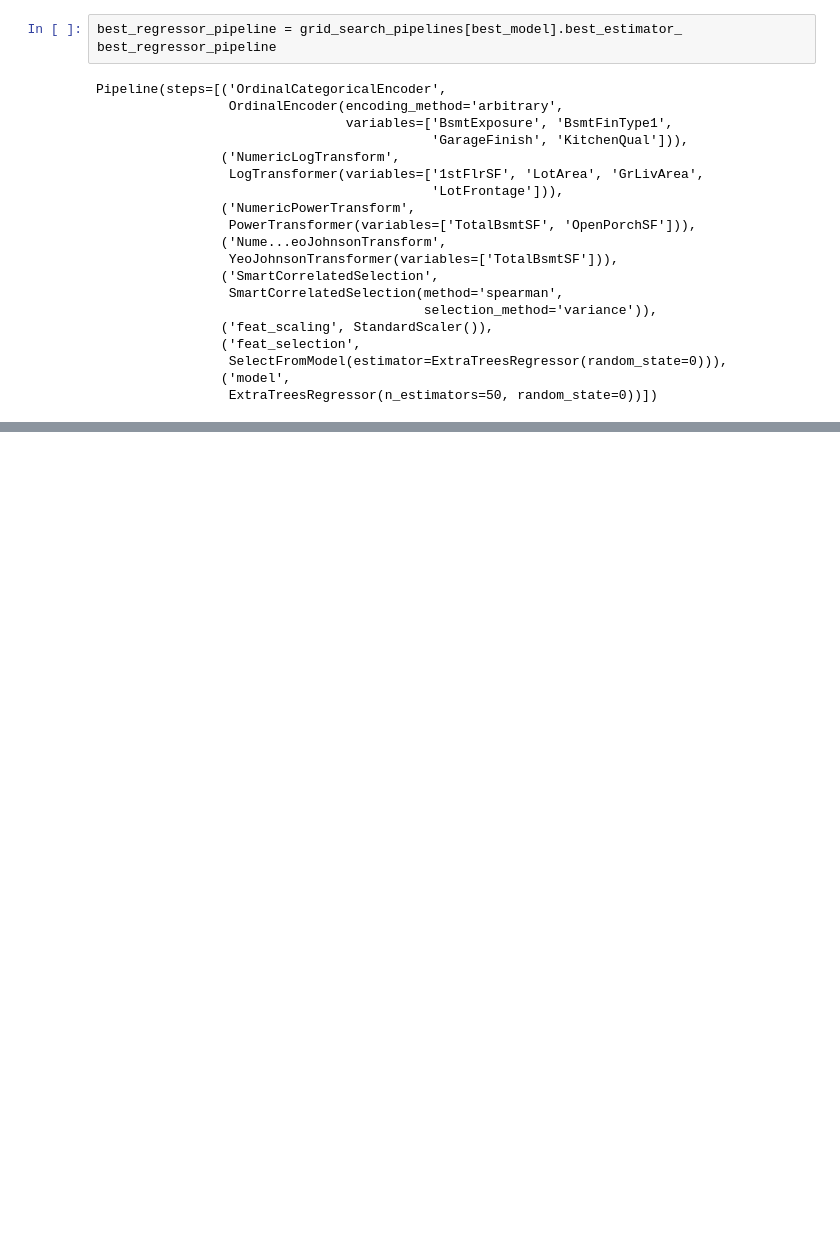
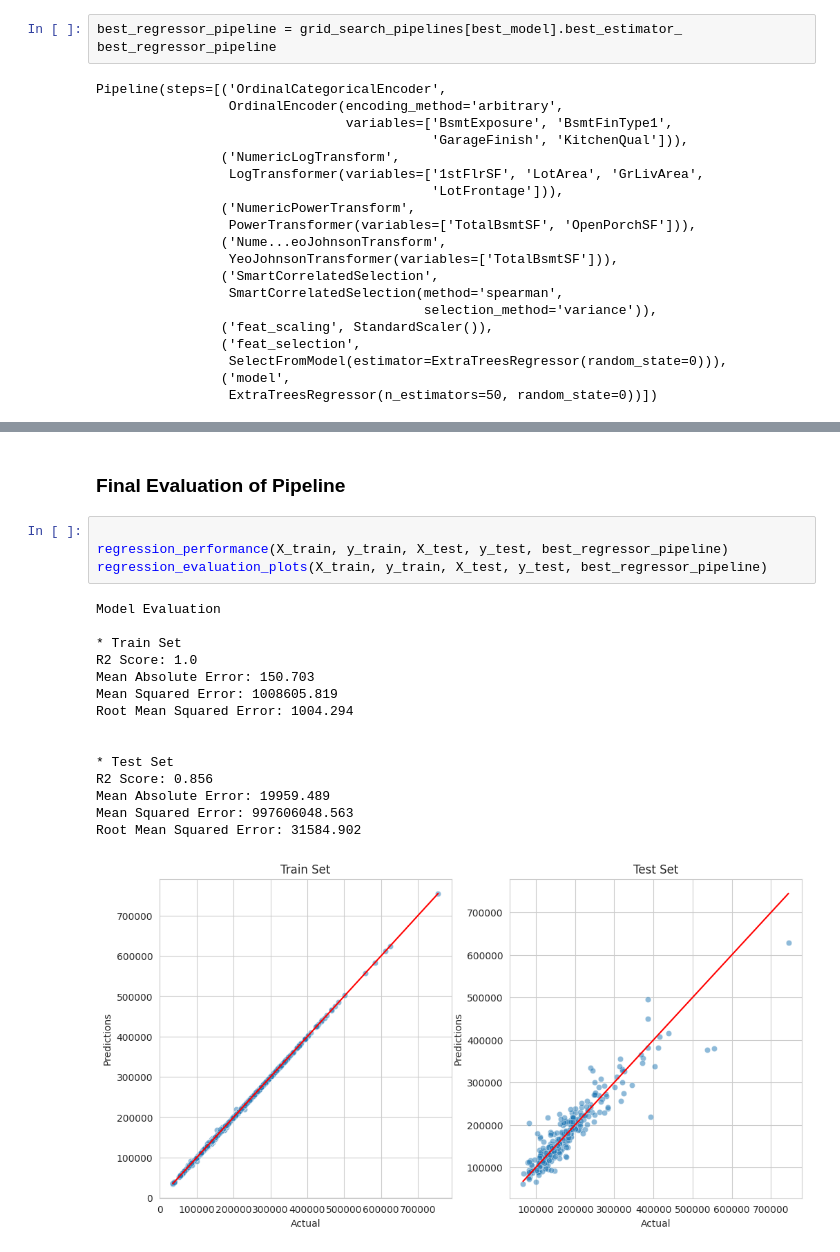
Before and after one commit to craig-grant630/Heritage-Housing, a Jupyter notebook: jupyter_notebooks/DataPrediction.ipynb, the cells around one changed output, grey strips where cells are left out. Drawn from its saved outputs; the diff is of its cells as text; blank space fills up the shorter version.

```diff
--- a/jupyter_notebooks/DataPrediction.ipynb
+++ b/jupyter_notebooks/DataPrediction.ipynb
@@ -332,0 +539,22 @@ Pipeline(steps=[('OrdinalCategoricalEncoder',
+# %% [markdown]
+### Final Evaluation of Pipeline
+# %%
+
+regression_performance(X_train, y_train, X_test, y_test, best_regressor_pipeline)
+regression_evaluation_plots(X_train, y_train, X_test, y_test, best_regressor_pipeline)
+# %% [output]
+Model Evaluation
+
+* Train Set
+R2 Score: 1.0
+Mean Absolute Error: 150.703
+Mean Squared Error: 1008605.819
+Root Mean Squared Error: 1004.294
+
+
+* Test Set
+R2 Score: 0.856
+Mean Absolute Error: 19959.489
+Mean Squared Error: 997606048.563
+Root Mean Squared Error: 31584.902
+[figure, added]
```
Also changed, not shown: parts of 38 cells of this notebook.
